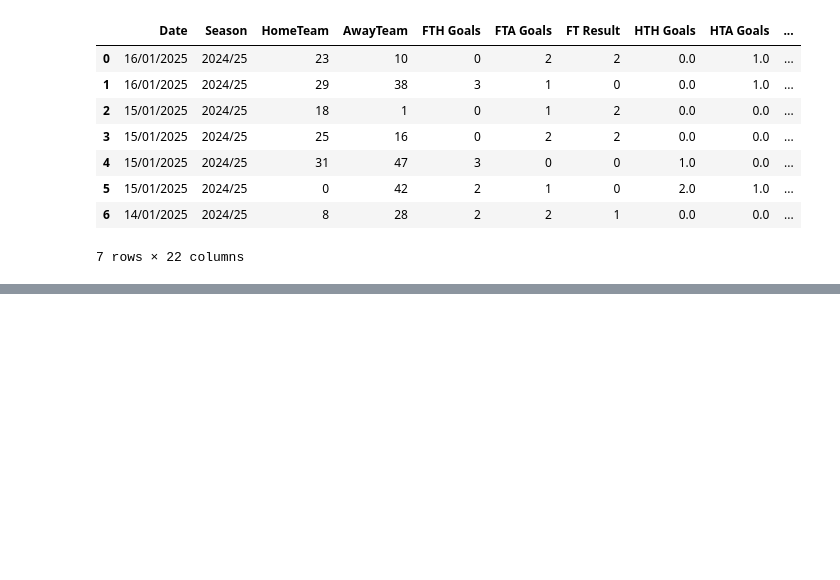
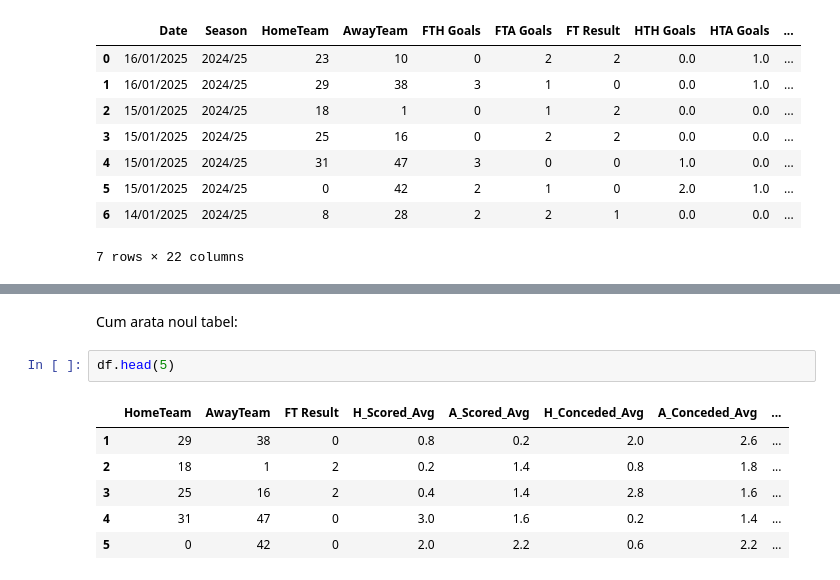
Before and after one commit to Technical-University-of-Cluj-Napoca/proiect-ml-RazvanBarna, a Jupyter notebook: Notebooks/Classification.ipynb, the cells around one changed output, grey strips where cells are left out. Saved outputs shown, nothing was run; the diff lists cells and outputs as text; blank space fills up the shorter version.

```diff
--- a/Notebooks/Classification.ipynb
+++ b/Notebooks/Classification.ipynb
@@ -288,0 +314,11 @@ Dupa aceasta etapa urmeaza etapa de a adauga date noi , din urma carora sa rezul
+# %% [markdown]
+Cum arata noul tabel:
+# %%
+df.head(5)
+# %% [output]
+|  | HomeTeam | AwayTeam | FT Result | H_Scored_Avg | A_Scored_Avg | H_Conceded_Avg | A_Conceded_Avg | ... |
+| 1 | 29 | 38 | 0 | 0.8 | 0.2 | 2.0 | 2.6 | ... |
+| 2 | 18 | 1 | 2 | 0.2 | 1.4 | 0.8 | 1.8 | ... |
+| 3 | 25 | 16 | 2 | 0.4 | 1.4 | 2.8 | 1.6 | ... |
+| 4 | 31 | 47 | 0 | 3.0 | 1.6 | 0.2 | 1.4 | ... |
+| 5 | 0 | 42 | 0 | 2.0 | 2.2 | 0.6 | 2.2 | ... |
```
Also changed, not shown: parts of 14 cells of this notebook, 2 other files.
